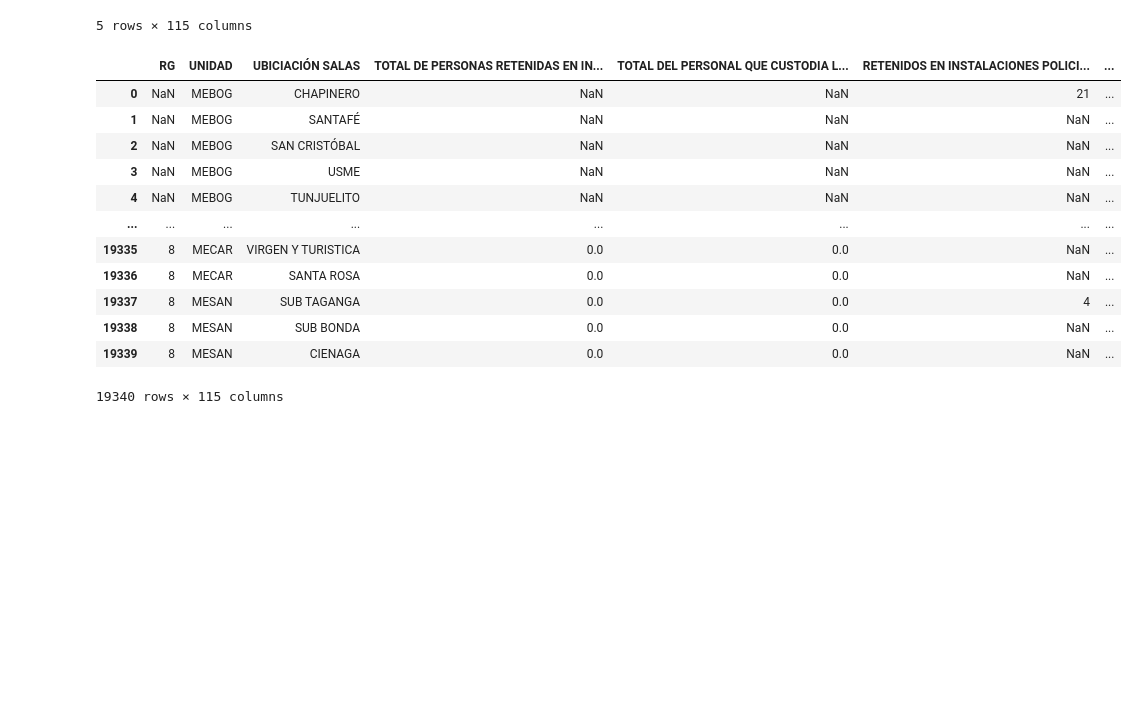
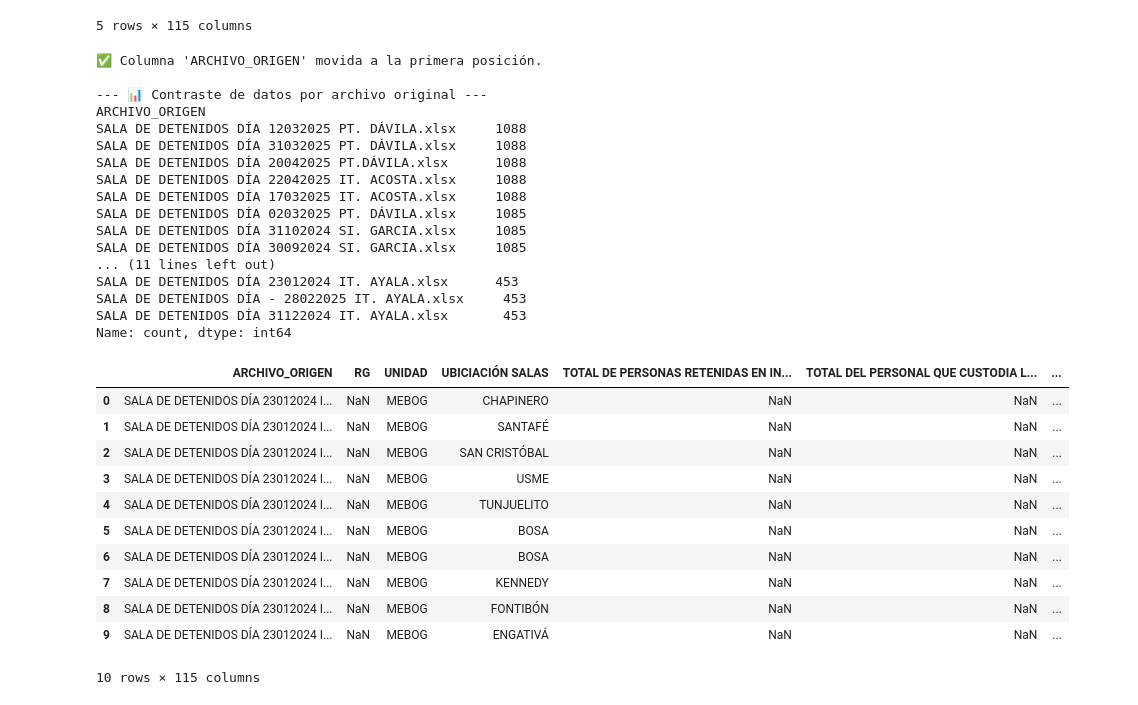
Before and after one commit to DiegoMiranda19/Procesamiento_Datos_Judiciales, a Jupyter notebook: Codigos/overview_transformation.ipynb, the cells around one changed output. Drawn from its saved outputs; the diff is of its cells as text; code cells hidden in the pictures; blank space fills up the shorter version.

```diff
--- a/Codigos/overview_transformation.ipynb
+++ b/Codigos/overview_transformation.ipynb
@@ -70,7 +70,7 @@ def transformar_con_ancla(ruta_archivo):
 
         # 7. Limpieza y relleno de celdas combinadas (ffill) para las primeras 5 columnas
         cols_id = df_datos.columns[:5]
-        df_datos[cols_id] = df_datos[cols_id].replace(["", "None", "nan", "NaN"], np.nan).ffill()
+        df_datos[cols_id] = df_datos[cols_id].replace(["", "None", "nan", "NaN"], np.nan).infer_objects(copy=False).ffill()
 
         # Eliminar filas totalmente vacías y registrar el origen
         df_datos = df_datos.dropna(how='all').reset_index(drop=True)
@@ -300,18 +300,54 @@ else:
 | 4 | NaN | MEBOG | TUNJUELITO | NaN | NaN | NaN | ... |
 5 rows × 115 columns
 # %%
-df_final
+#Mover 'ARCHIVO_ORIGEN' al principio de la tabla para fácil lectura
+columnas = df_final.columns.tolist()
+
+# Verificamos que la columna exista para evitar errores
+if 'ARCHIVO_ORIGEN' in columnas:
+    # Sacamos la columna de donde esté y la insertamos en la posición 0
+    columnas.insert(0, columnas.pop(columnas.index('ARCHIVO_ORIGEN')))
+
+    # Reasignamos el orden al DataFrame
+    df_final = df_final[columnas]
+    print("✅ Columna 'ARCHIVO_ORIGEN' movida a la primera posición.")
+else:
+    print("⚠️ No se encontró la columna 'ARCHIVO_ORIGEN'. Revisa la función de transformación.")
+
+#¿Cuántos datos aportó cada archivo?
+print("\n--- 📊 Contraste de datos por archivo original ---")
+conteo_archivos = df_final['ARCHIVO_ORIGEN'].value_counts()
+print(conteo_archivos)
+
+# Vista previa para confirmar que ahora es la primera columna
+display(df_final.head(10))
 # %% [output]
+✅ Columna 'ARCHIVO_ORIGEN' movida a la primera posición.
+
+--- 📊 Contraste de datos por archivo original ---
+ARCHIVO_ORIGEN
+SALA DE DETENIDOS DÍA 12032025 PT. DÁVILA.xlsx     1088
+SALA DE DETENIDOS DÍA 31032025 PT. DÁVILA.xlsx     1088
+SALA DE DETENIDOS DÍA 20042025 PT.DÁVILA.xlsx      1088
+SALA DE DETENIDOS DÍA 22042025 IT. ACOSTA.xlsx     1088
+SALA DE DETENIDOS DÍA 17032025 IT. ACOSTA.xlsx     1088
+SALA DE DETENIDOS DÍA 02032025 PT. DÁVILA.xlsx     1085
+SALA DE DETENIDOS DÍA 31102024 SI. GARCIA.xlsx     1085
+SALA DE DETENIDOS DÍA 30092024 SI. GARCIA.xlsx     1085
+... (11 lines left out)
+SALA DE DETENIDOS DÍA 23012024 IT. AYALA.xlsx      453
+SALA DE DETENIDOS DÍA - 28022025 IT. AYALA.xlsx     453
+SALA DE DETENIDOS DÍA 31122024 IT. AYALA.xlsx       453
+Name: count, dtype: int64
-|  | RG | UNIDAD | UBICIACIÓN SALAS | TOTAL DE PERSONAS RETENIDAS EN IN... | TOTAL DEL PERSONAL QUE CUSTODIA L... | RETENIDOS EN INSTALACIONES POLICI... | ... |
-| 0 | NaN | MEBOG | CHAPINERO | NaN | NaN | 21 | ... |
-| 1 | NaN | MEBOG | SANTAFÉ | NaN | NaN | NaN | ... |
-| 2 | NaN | MEBOG | SAN CRISTÓBAL | NaN | NaN | NaN | ... |
-| 3 | NaN | MEBOG | USME | NaN | NaN | NaN | ... |
-| 4 | NaN | MEBOG | TUNJUELITO | NaN | NaN | NaN | ... |
-| ... | ... | ... | ... | ... | ... | ... | ... |
-| 19335 | 8 | MECAR | VIRGEN Y TURISTICA | 0.0 | 0.0 | NaN | ... |
-| 19336 | 8 | MECAR | SANTA ROSA | 0.0 | 0.0 | NaN | ... |
-| 19337 | 8 | MESAN | SUB TAGANGA | 0.0 | 0.0 | 4 | ... |
-| 19338 | 8 | MESAN | SUB BONDA | 0.0 | 0.0 | NaN | ... |
-| 19339 | 8 | MESAN | CIENAGA | 0.0 | 0.0 | NaN | ... |
+|  | ARCHIVO_ORIGEN | RG | UNIDAD | UBICIACIÓN SALAS | TOTAL DE PERSONAS RETENIDAS EN IN... | TOTAL DEL PERSONAL QUE CUSTODIA L... | ... |
+| 0 | SALA DE DETENIDOS DÍA 23012024 I... | NaN | MEBOG | CHAPINERO | NaN | NaN | ... |
+| 1 | SALA DE DETENIDOS DÍA 23012024 I... | NaN | MEBOG | SANTAFÉ | NaN | NaN | ... |
+| 2 | SALA DE DETENIDOS DÍA 23012024 I... | NaN | MEBOG | SAN CRISTÓBAL | NaN | NaN | ... |
+| 3 | SALA DE DETENIDOS DÍA 23012024 I... | NaN | MEBOG | USME | NaN | NaN | ... |
+| 4 | SALA DE DETENIDOS DÍA 23012024 I... | NaN | MEBOG | TUNJUELITO | NaN | NaN | ... |
+| 5 | SALA DE DETENIDOS DÍA 23012024 I... | NaN | MEBOG | BOSA | NaN | NaN | ... |
+| 6 | SALA DE DETENIDOS DÍA 23012024 I... | NaN | MEBOG | BOSA | NaN | NaN | ... |
+| 7 | SALA DE DETENIDOS DÍA 23012024 I... | NaN | MEBOG | KENNEDY | NaN | NaN | ... |
+| 8 | SALA DE DETENIDOS DÍA 23012024 I... | NaN | MEBOG | FONTIBÓN | NaN | NaN | ... |
+| 9 | SALA DE DETENIDOS DÍA 23012024 I... | NaN | MEBOG | ENGATIVÁ | NaN | NaN | ... |
-19340 rows × 115 columns
+10 rows × 115 columns
```
